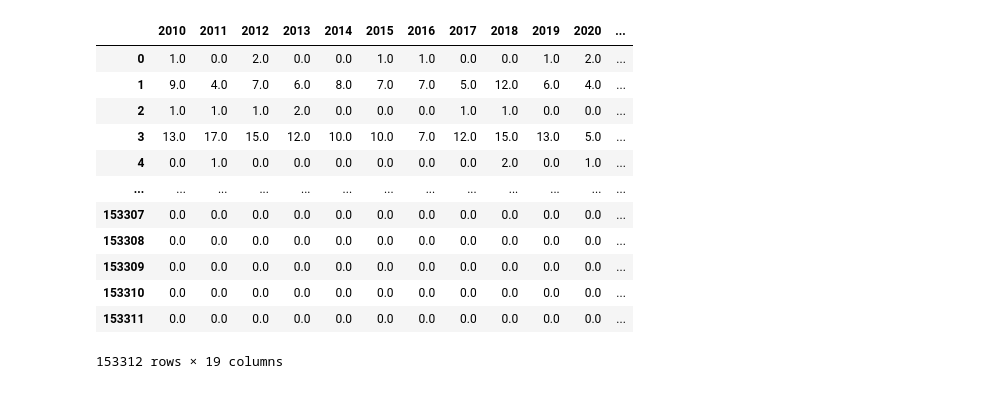
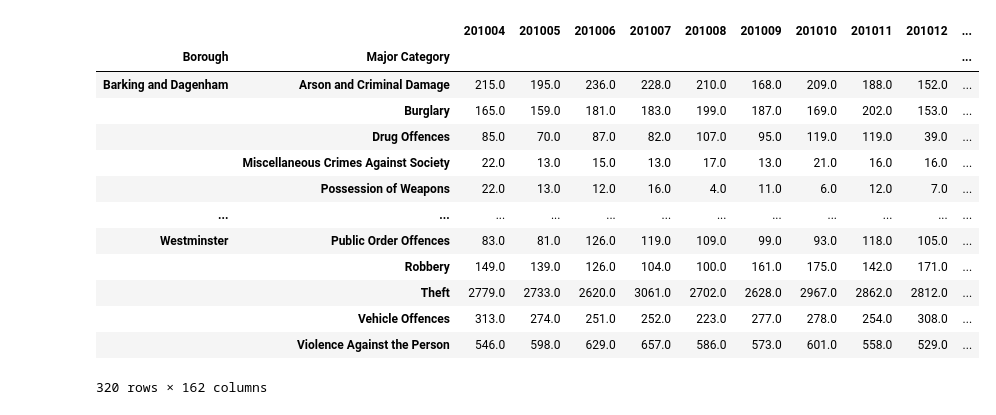
Before and after one commit to adilsaid64/london-crime, a Jupyter notebook: time-series-plots.ipynb, the cells around one changed output. Drawn from its saved outputs; the diff is of its cells as text; code cells hidden in the pictures.

```diff
--- a/time-series-plots.ipynb
+++ b/time-series-plots.ipynb
@@ -9,17 +13,50 @@ df = load_and_process_data()
-# %%
-yearly_df = aggregate_to_yearly(df).sort_index(axis=1)
-yearly_df
-# %% [output]
-|  | 2010 | 2011 | 2012 | 2013 | 2014 | 2015 | 2016 | 2017 | 2018 | 2019 | 2020 | ... |
-| 0 | 1.0 | 0.0 | 2.0 | 0.0 | 0.0 | 1.0 | 1.0 | 0.0 | 0.0 | 1.0 | 2.0 | ... |
-| 1 | 9.0 | 4.0 | 7.0 | 6.0 | 8.0 | 7.0 | 7.0 | 5.0 | 12.0 | 6.0 | 4.0 | ... |
-| 2 | 1.0 | 1.0 | 1.0 | 2.0 | 0.0 | 0.0 | 0.0 | 1.0 | 1.0 | 0.0 | 0.0 | ... |
-| 3 | 13.0 | 17.0 | 15.0 | 12.0 | 10.0 | 10.0 | 7.0 | 12.0 | 15.0 | 13.0 | 5.0 | ... |
-| 4 | 0.0 | 1.0 | 0.0 | 0.0 | 0.0 | 0.0 | 0.0 | 0.0 | 2.0 | 0.0 | 1.0 | ... |
-| ... | ... | ... | ... | ... | ... | ... | ... | ... | ... | ... | ... | ... |
-| 153307 | 0.0 | 0.0 | 0.0 | 0.0 | 0.0 | 0.0 | 0.0 | 0.0 | 0.0 | 0.0 | 0.0 | ... |
-| 153308 | 0.0 | 0.0 | 0.0 | 0.0 | 0.0 | 0.0 | 0.0 | 0.0 | 0.0 | 0.0 | 0.0 | ... |
-| 153309 | 0.0 | 0.0 | 0.0 | 0.0 | 0.0 | 0.0 | 0.0 | 0.0 | 0.0 | 0.0 | 0.0 | ... |
-| 153310 | 0.0 | 0.0 | 0.0 | 0.0 | 0.0 | 0.0 | 0.0 | 0.0 | 0.0 | 0.0 | 0.0 | ... |
-| 153311 | 0.0 | 0.0 | 0.0 | 0.0 | 0.0 | 0.0 | 0.0 | 0.0 | 0.0 | 0.0 | 0.0 | ... |
-153312 rows × 19 columns
+# %%
+# Sort data by columns and create an aggregated yearly dataset
+df = df.sort_index(axis = 1).fillna(0)
+yearly_df = aggregate_to_yearly(df).sort_index(axis=1)
+# %%
+def group_by(df: pd.DataFrame, columns : list = ['Borough'], agg_func :str ='sum', sort : bool =False) -> pd.DataFrame:
+    '''
+    Groups a DataFrame by specified column(s) and applies an aggregation function.
+
+    :params df (pd.DataFrame): The DataFrame to group.
+    :params columns (str or list): The column(s) to group by.
+    :params agg_func (str or dict, optional): The aggregation function(s) to apply. Default is 'sum'.
+    :params sort (bool, optional): Whether to sort the grouped data. Default is False.
+
+    :returns pd.DataFrame: The grouped DataFrame.
+    '''
+    # Ensure columns is a list for consistency
+    if isinstance(columns, str):
+        columns = [columns]
+
+    # Check if all columns are in DataFrame
+    missing_columns = [col for col in columns if col not in df.columns]
+    if missing_columns:
+        logger.error(f'Column(s) {", ".join(missing_columns)} not found in dataset')
+        return None
+
+    grouped_df = df.groupby(by=columns).agg(agg_func)
+
+    if sort:
+        grouped_df = grouped_df.sort_values(by=columns)
+
+    return grouped_df
+
+# Example Usage
+group_by(df, columns = ['Borough', 'Major Category'])
+# %% [output]
+|  |  | 201004 | 201005 | 201006 | 201007 | 201008 | 201009 | 201010 | 201011 | 201012 | ... |
+| Borough | Major Category |  |  |  |  |  |  |  |  |  | ... |
+| Barking and Dagenham | Arson and Criminal Damage | 215.0 | 195.0 | 236.0 | 228.0 | 210.0 | 168.0 | 209.0 | 188.0 | 152.0 | ... |
+|  | Burglary | 165.0 | 159.0 | 181.0 | 183.0 | 199.0 | 187.0 | 169.0 | 202.0 | 153.0 | ... |
+|  | Drug Offences | 85.0 | 70.0 | 87.0 | 82.0 | 107.0 | 95.0 | 119.0 | 119.0 | 39.0 | ... |
+|  | Miscellaneous Crimes Against Society | 22.0 | 13.0 | 15.0 | 13.0 | 17.0 | 13.0 | 21.0 | 16.0 | 16.0 | ... |
+|  | Possession of Weapons | 22.0 | 13.0 | 12.0 | 16.0 | 4.0 | 11.0 | 6.0 | 12.0 | 7.0 | ... |
+| ... | ... | ... | ... | ... | ... | ... | ... | ... | ... | ... | ... |
+| Westminster | Public Order Offences | 83.0 | 81.0 | 126.0 | 119.0 | 109.0 | 99.0 | 93.0 | 118.0 | 105.0 | ... |
+|  | Robbery | 149.0 | 139.0 | 126.0 | 104.0 | 100.0 | 161.0 | 175.0 | 142.0 | 171.0 | ... |
+|  | Theft | 2779.0 | 2733.0 | 2620.0 | 3061.0 | 2702.0 | 2628.0 | 2967.0 | 2862.0 | 2812.0 | ... |
+|  | Vehicle Offences | 313.0 | 274.0 | 251.0 | 252.0 | 223.0 | 277.0 | 278.0 | 254.0 | 308.0 | ... |
+|  | Violence Against the Person | 546.0 | 598.0 | 629.0 | 657.0 | 586.0 | 573.0 | 601.0 | 558.0 | 529.0 | ... |
+320 rows × 162 columns
```
Also changed, not shown: parts of 6 cells of this notebook, 3 other files.
